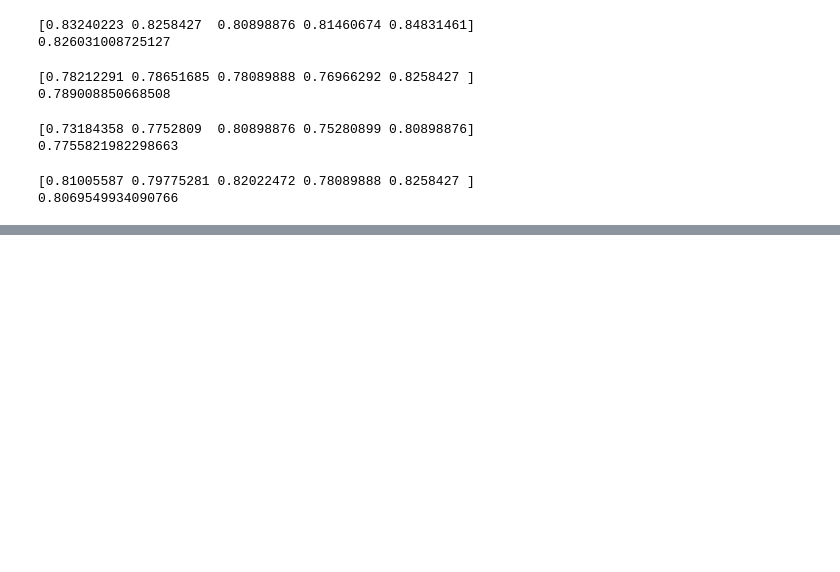
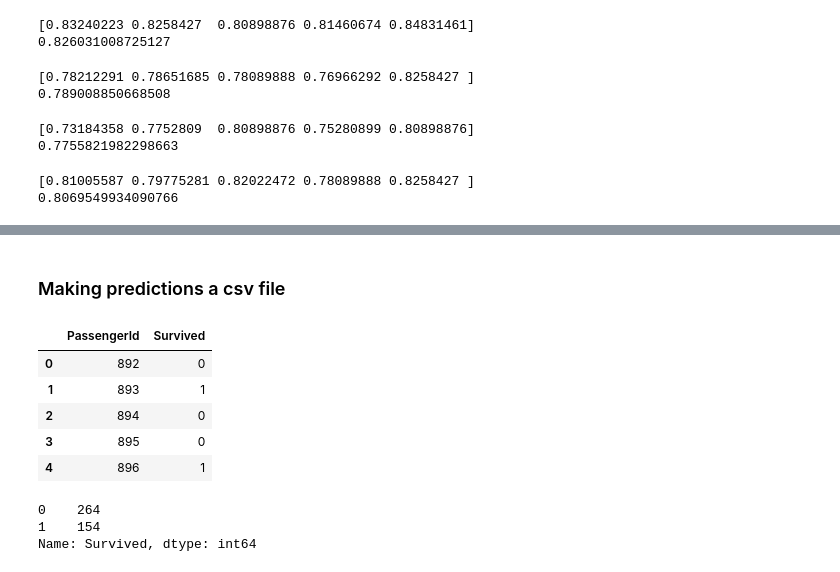
Before and after one commit to macedoti13/TitanicProject, a Jupyter notebook: Titanic_Project.ipynb, the cells around one changed output, grey strips where cells are left out. Cells and saved outputs as stored; diff of their text form; code cells hidden in the pictures; blank space fills up the shorter version.

```diff
--- a/Titanic_Project.ipynb
+++ b/Titanic_Project.ipynb
@@ -576,0 +586,10 @@ print(cv.mean())
+# %%
+# defining parameter grid
+param_grid = {
+    'C':[0.1, 1, 10, 100, 1000],
+    'gamma':[1, 0.1, 0.001, 0.0001],
+    'kernel':['rbf']
+}
+
+grid = GridSearchCV(svc, param_grid, refit=True, verbose=2)
+grid.fit(x_train, y_train)
@@ -576,0 +634,20 @@ print(cv.mean())
+# %%
+yhat = grid.predict(x_test)
+# %% [markdown]
+### Making predictions a csv file
+# %%
+final_prediction = pd.DataFrame({'PassengerId':test_data.PassengerId, 'Survived':yhat})
+final_prediction.head()
+# %% [output]
+|  | PassengerId | Survived |
+| 0 | 892 | 0 |
+| 1 | 893 | 1 |
+| 2 | 894 | 0 |
+| 3 | 895 | 0 |
+| 4 | 896 | 1 |
+# %%
+final_prediction.Survived.value_counts()
+# %% [output]
+0    264
+1    154
+Name: Survived, dtype: int64
```
Also changed, not shown: parts of 9 cells of this notebook, 1 other file.
